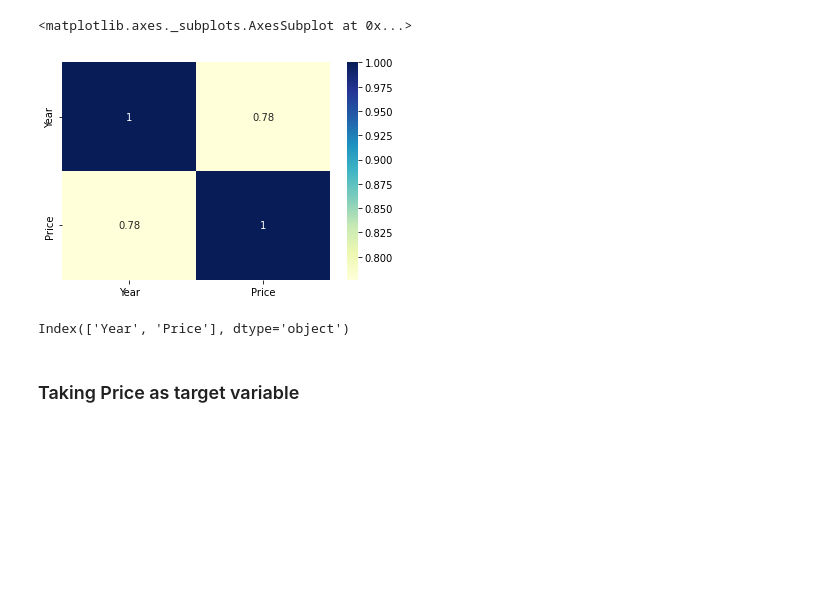
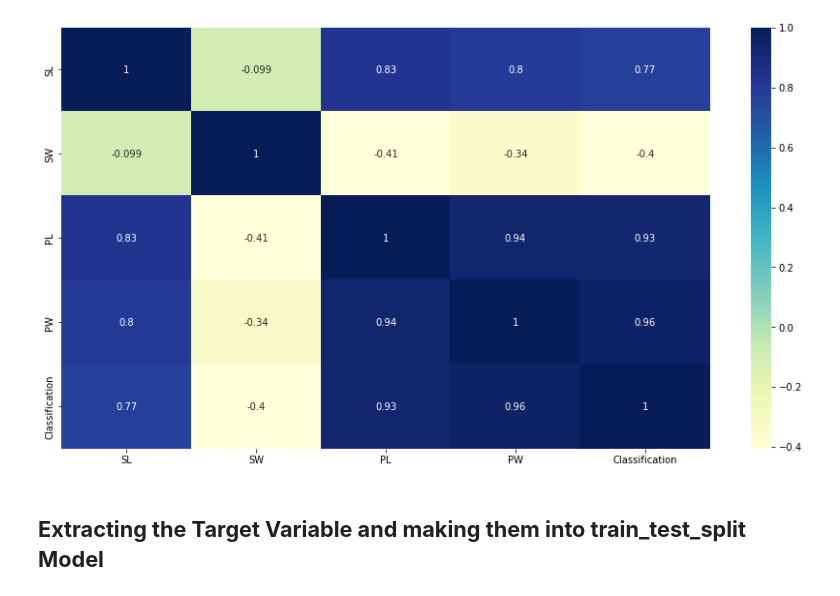
Before and after one commit to priyanka4678/Assignment_on_python_for_DSA, a Jupyter notebook: Priyanka_Kumari.ipynb, the cells around one changed output. Saved outputs shown, nothing was run; the diff lists cells and outputs as text; code cells hidden in the pictures; blank space fills up the shorter version.

```diff
--- a/Priyanka_Kumari.ipynb
+++ b/Priyanka_Kumari.ipynb
@@ -10,3 +10,3 @@ import seaborn as sns
 # %%
-data=pd.read_csv('/content/car_age_price.csv')
+data=pd.read_excel('/content/iris.xls')
 # %%
@@ -44,0 +60,3 @@ dtype: int64
+# %%
+for i in ['SL','SW','PL']:
+       data[i]=data[i].fillna(data[i].median())
@@ -44,0 +74,4 @@ dtype: int64
+# %%
+from sklearn.preprocessing import LabelEncoder
+label_encoder = LabelEncoder()
+data['Classification'] = label_encoder.fit_transform(data['Classification'])
@@ -59,12 +120,6 @@ data.describe()
 # %%
-corr_matrix=data.corr()
+plt.subplots(figsize=(15,8))
 sns.heatmap(corr_matrix,annot=True,cmap='YlGnBu')
+plt.show()
 # %% [output]
-<matplotlib.axes._subplots.AxesSubplot at 0x...>
-[figure, old version]
+[figure, new version]
-# %%
-data.columns
-# %% [output]
-Index(['Year', 'Price'], dtype='object')
-# %% [markdown]
-### Taking Price as target variable
@@ -73,0 +126,2 @@ x=data.drop(['Year'],axis=1)
+# %% [markdown]
+## **Extracting the Target Variable and making them into train_test_split Model**
```
Also changed, not shown: parts of 70 cells of this notebook.
